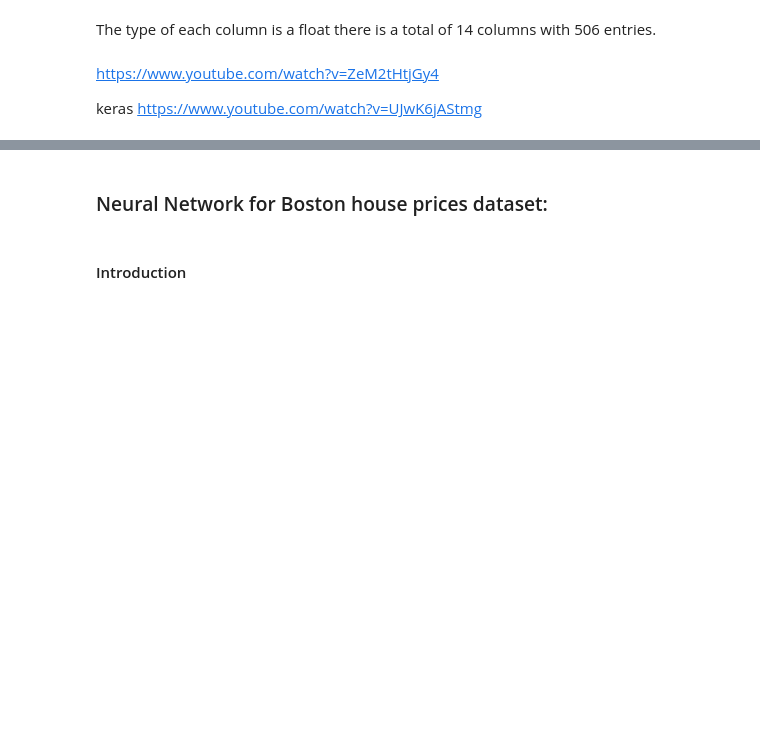
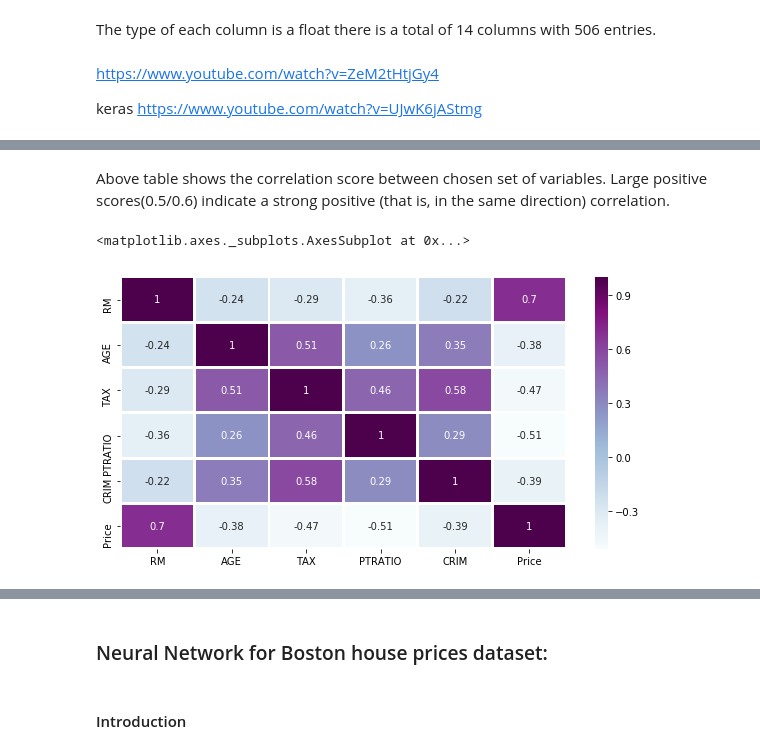
Before and after one commit to MartynaMisk/MachineLearnStat_Assessment, a Jupyter notebook: Project-HousePricing.ipynb, the cells around one changed output, grey strips where cells are left out. Cells and saved outputs as stored; diff of their text form; code cells hidden in the pictures; blank space fills up the shorter version.

```diff
--- a/Project-HousePricing.ipynb
+++ b/Project-HousePricing.ipynb
@@ -144,0 +246,2 @@ https://www.youtube.com/watch?v=UJwK6jAStmg
+# %%
+sample = ['RM', 'AGE', 'TAX', 'PTRATIO','CRIM', 'Price']
@@ -144,0 +267,9 @@ https://www.youtube.com/watch?v=UJwK6jAStmg
+# %% [markdown]
+Above table shows the correlation score between chosen set of variables. Large positive scores(0.5/0.6) indicate a strong positive (that is, in the same direction) correlation.
+# %%
+sample_correlation = data[sample].corr()
+plt.figure(figsize=(10,5))
+sns.heatmap(sample_correlation, annot=True, linewidths=2, linecolor='white', cmap="BuPu")
+# %% [output]
+<matplotlib.axes._subplots.AxesSubplot at 0x...>
+[figure, added]
```
Also changed, not shown: parts of 69 cells of this notebook.
